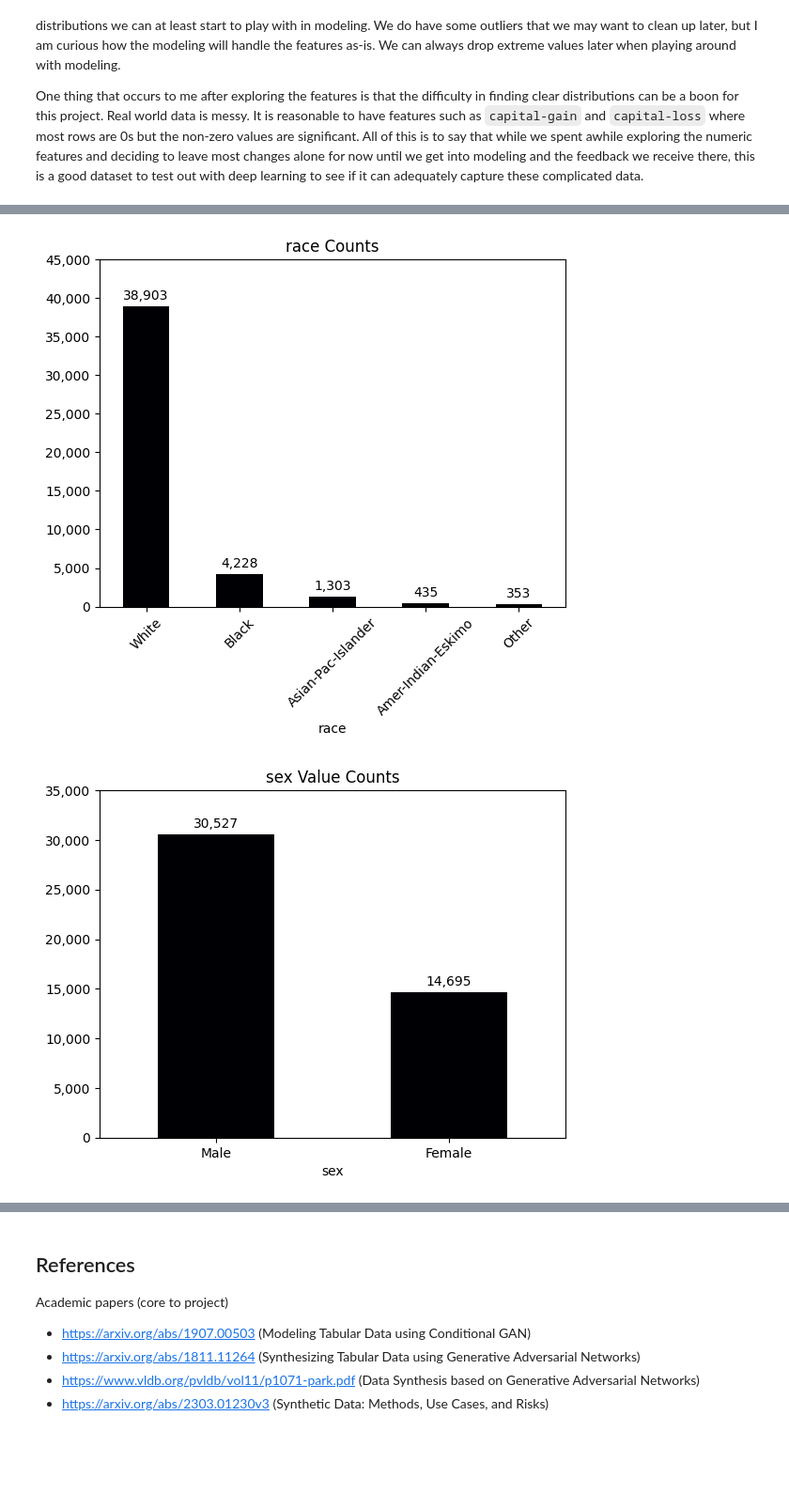
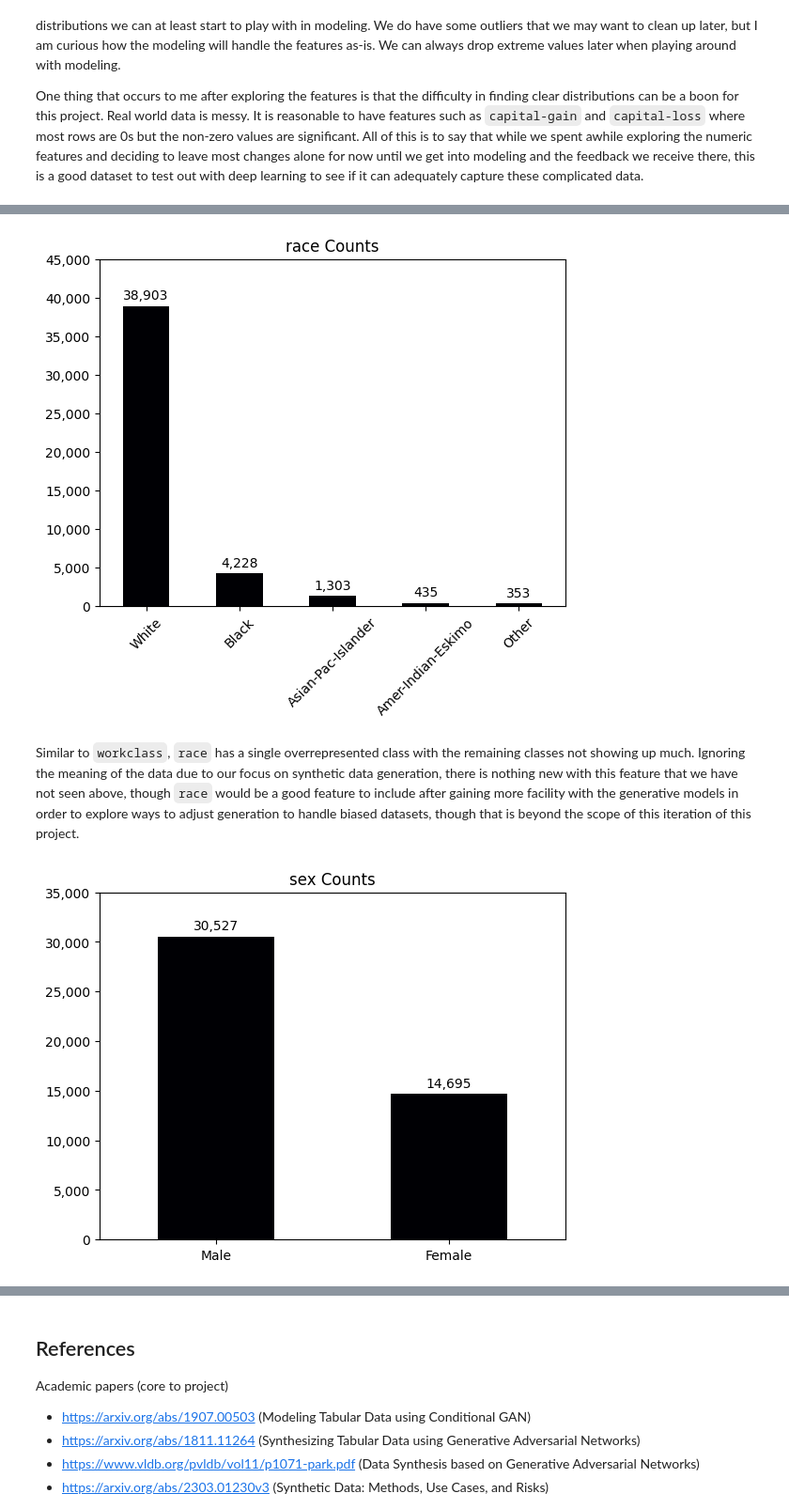
Before and after one commit to jhleakakos/msds-deep-learning-final, a Jupyter notebook: my_data_is_realer_than_yours.ipynb, the cells around one changed output, grey strips where cells are left out. Shown at 94% size. Cells and saved outputs as stored; diff of their text form; code cells hidden in the pictures; blank space fills up the shorter version.

```diff
--- a/my_data_is_realer_than_yours.ipynb
+++ b/my_data_is_realer_than_yours.ipynb
@@ -1090,9 +1143,9 @@ ax = df['race'].value_counts().plot(
     kind='bar'
     , title='race Counts'
     , rot=45
-    , xlabel=None
     , cmap='magma'
 )
+ax.set(xlabel=None)
 ax.bar_label(
     ax.containers[0]
     , fmt='{:,.0f}'
@@ -1102,22 +1155,24 @@ ax.bar_label(
 ax.set_yticks(ax.get_yticks())
 ax.set_yticklabels([f'{x:,.0f}' for x in ax.get_yticks()]);
 # %% [output]
-[figure, old version]
+[figure, new version]
+# %% [markdown]
+Similar to `workclass`, `race` has a single overrepresented class with the remaining classes not showing up much. Ignoring the meaning of the data due to our focus on synthetic data generation, there is nothing new with this feature that we have not seen above, though `race` would be a good feature to include after gaining more facility with the generative models in order to explore ways to adjust generation to handle biased datasets, though that is beyond the scope of this iteration of this project.
 # %%
 ax = df['sex'].value_counts().plot(
     kind='bar'
     , title='sex Counts'
     , rot=0
-    , xlabel=None
     , cmap='magma'
 )
+ax.set(xlabel=None)
 ax.bar_label(
     ax.containers[0]
     , fmt='{:,.0f}'
     , padding=3
 );
 
 ax.set_yticks(ax.get_yticks())
 ax.set_yticklabels([f'{x:,.0f}' for x in ax.get_yticks()]);
 # %% [output]
-[figure, old version]
+[figure, new version]
```
Also changed, not shown: parts of 23 cells of this notebook.
